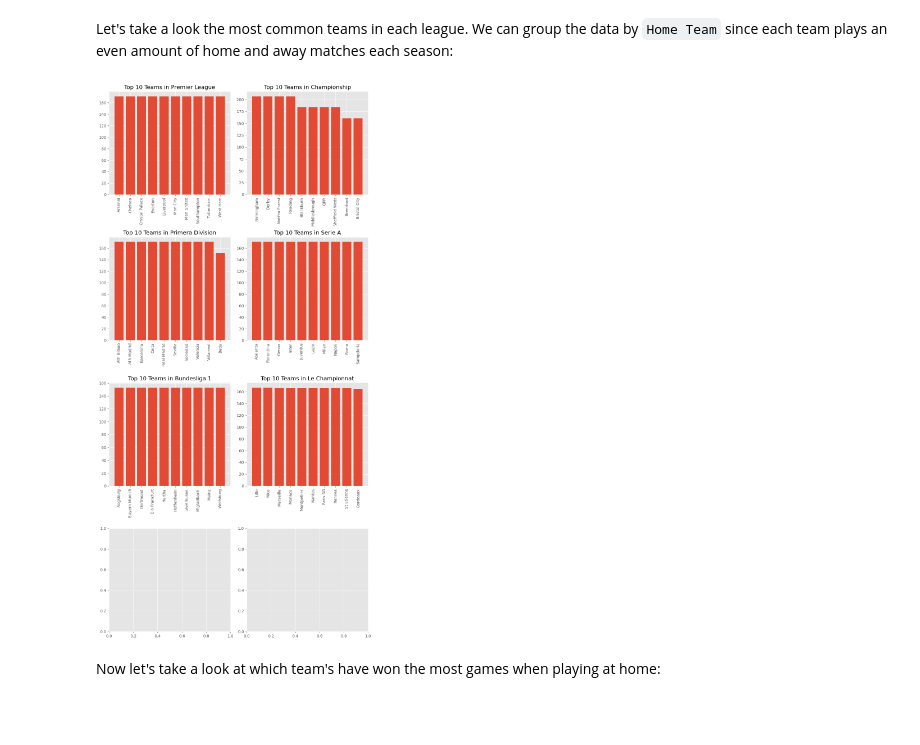
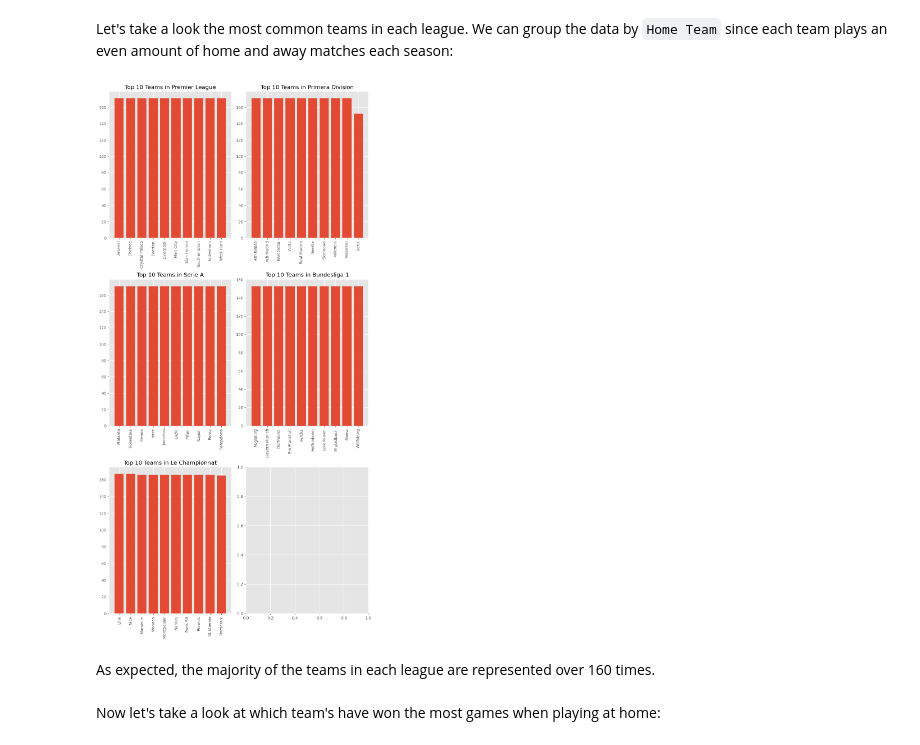
Before and after one commit to RomanKovv/Soccer-Prophet---Machine-Learning-Match-Prediction-Model, a Jupyter notebook: SOCCER_CAPSTONE.ipynb, the cells around one changed output. Drawn from its saved outputs; the diff is of its cells as text; code cells hidden in the pictures; blank space fills up the shorter version.

```diff
--- a/SOCCER_CAPSTONE.ipynb
+++ b/SOCCER_CAPSTONE.ipynb
@@ -287,0 +350,3 @@ dtype: int64
+# %%
+#dropping Bastia vs Lyon
+data1 = data1.drop(data1[data1['id'] == 'iqAVaVrUuFEun4TDgA6EKj'].index)
@@ -287,0 +396,5 @@ dtype: int64
+# %%
+#dropping referees from main
+data1 = data1.drop('Referee', axis=1)
+#checking nulls
+data1.isnull().sum()
@@ -312,11 +445,3 @@ The shape of the dataset is 23304 rows and 27 columns
-# %%
-#renaming Scottish league to "Scottish Premiership"
-mask = data['Country'] == 'Scotland'
-data1.loc[mask & (data1['League'] != 'Scottish Premiership'), 'League'] = 'Scottish Premiership'
-
-
-#checking if Scottish Premiership was created
-mask = data1['Country'] == 'Scotland'
 # %%
 data1['League'].value_counts() / len(data1) * 100
 # %% [output]
@@ -334,7 +469,7 @@ Name: League, dtype: float64
 #changing the style of the plot
 plt.style.use('ggplot')
 
-# Create a figure with 6 rows and 2 columns
+# Create a figure with 8 rows and 2 columns
 fig, axs = plt.subplots(8, 2, figsize=(12, 24))
 
 # Plot numeric columns in each subplot
@@ -343,11 +478,12 @@ for i, column in enumerate(data1.select_dtypes("number").columns):
     col = i % 2
 
     axs[row, col].hist(data1[column], bins=80)
-    axs[row, col].axvline(data1[column].mean(), 0, 1000, label="mean", color="lightcoral")
-    axs[row, col].axvline(data1[column].median(), 0, 1000, label="median", color="lightcoral", linestyle="--")
+    axs[row, col].axvline(data1[column].mean(), 0, 1000, label="mean", color="cornflowerblue")
+    axs[row, col].axvline(data1[column].median(), 0, 1000, label="median", color="cornflowerblue", linestyle="--")
     axs[row, col].set_title(f"Distribution of {column}")
     axs[row, col].legend()
 
+
 plt.tight_layout()
 plt.show()
 # %% [output]
@@ -365,24 +523,26 @@ Let's take a look the most common teams in each league. We can group the data by
 # %%
 # Group data by league and count the number of occurrences of each team
 league_counts = data1.groupby('League')['HomeTeam'].value_counts()
 
-# Create a 6x2 grid of subplots
-fig, axs = plt.subplots(4, 2, figsize=(10, 20))
+# Create a 3x2 grid of subplots
+fig, axs = plt.subplots(3, 2, figsize=(10, 20))
 
 # Loop over each league and plot the top 10 teams
-for i, league in enumerate(data['League'].unique()):
+for i, league in enumerate(data1['League'].unique()):
     top_teams = league_counts[league].nlargest(10)
     axs[i//2, i%2].bar(top_teams.index, top_teams.values)
     axs[i//2, i%2].set_title(f'Top 10 Teams in {league}')
     axs[i//2, i%2].tick_params(axis='x', labelrotation=90)
 
 
 
 # Adjusting
 plt.tight_layout()
 plt.show()
 # %% [output]
-[figure, old version]
+[figure, new version]
+# %% [markdown]
+As expected, the majority of the teams in each league are represented over 160 times.
 # %% [markdown]
 Now let's take a look at which team's have won the most games when playing at home:
 # %%
```
Also changed, not shown: parts of 89 cells of this notebook.
